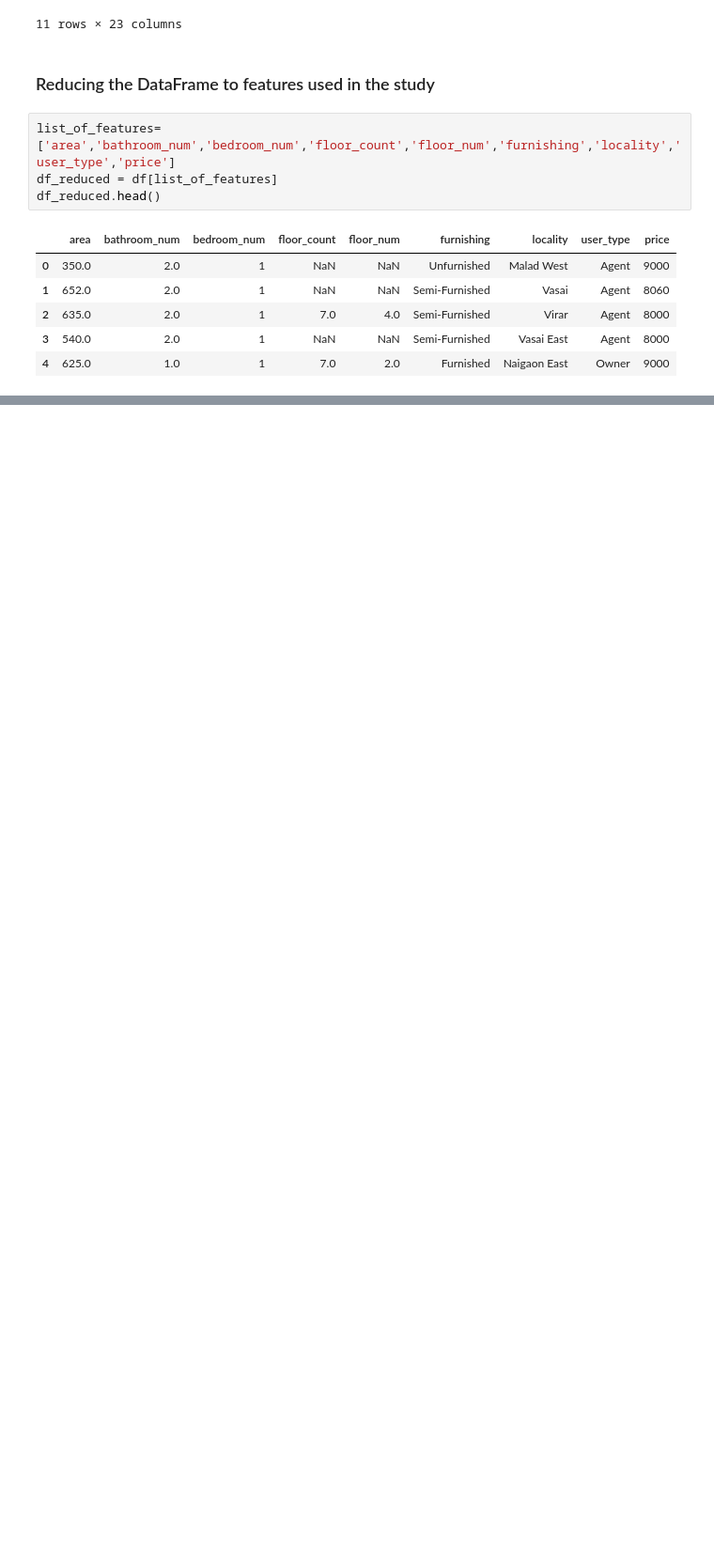
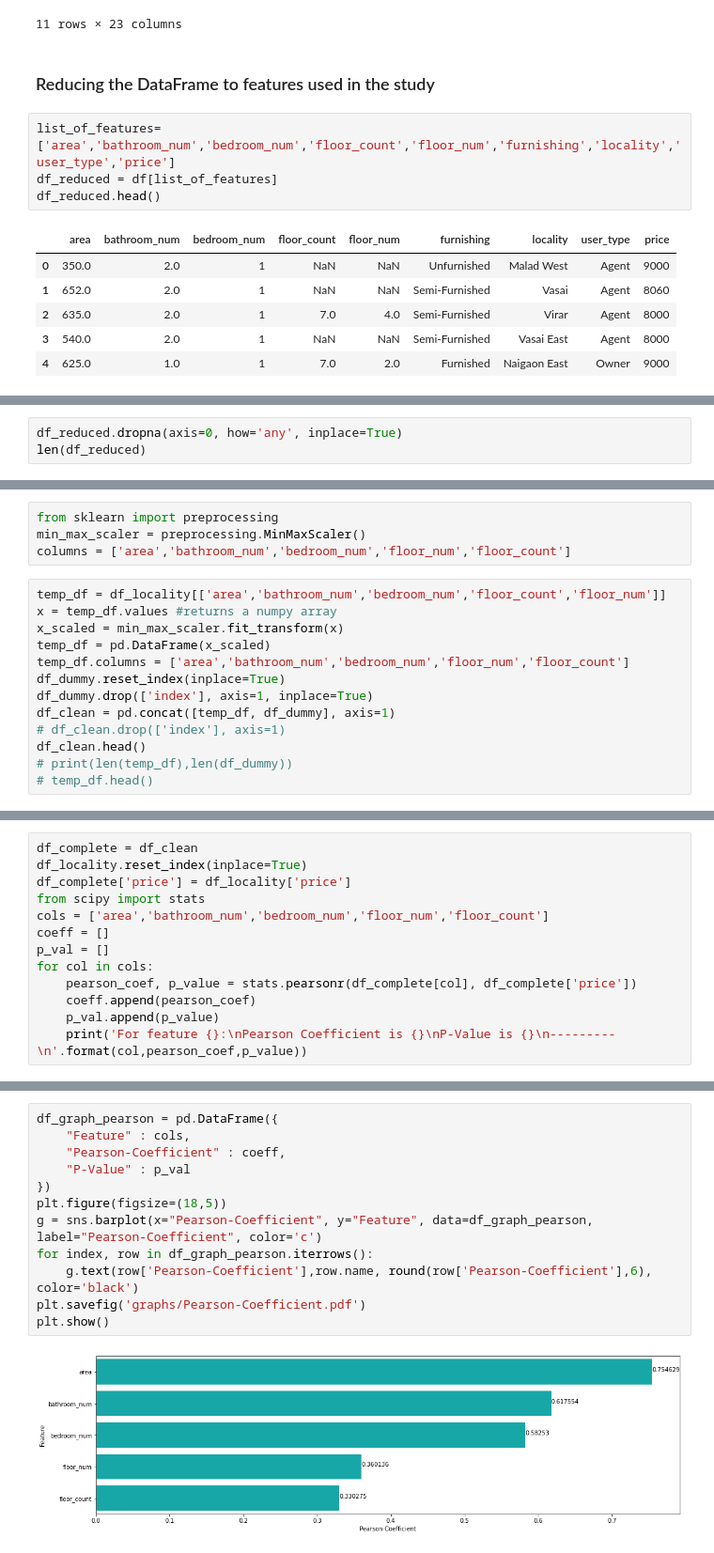
Before and after one commit to tanmaysawaji/Coursera_Capstone, a Jupyter notebook: capstone_project.ipynb, the cells around one changed output, grey strips where cells are left out. Shown at 94% size. Drawn from its saved outputs; the diff is of its cells as text; blank space fills up the shorter version.

```diff
--- a/capstone_project.ipynb
+++ b/capstone_project.ipynb
@@ -53,0 +65,3 @@ df_reduced.head()
+# %%
+df_reduced.dropna(axis=0, how='any', inplace=True)
+len(df_reduced)
@@ -53,0 +124,17 @@ df_reduced.head()
+# %%
+from sklearn import preprocessing
+min_max_scaler = preprocessing.MinMaxScaler()
+columns = ['area','bathroom_num','bedroom_num','floor_num','floor_count']
+# %%
+temp_df = df_locality[['area','bathroom_num','bedroom_num','floor_count','floor_num']]
+x = temp_df.values #returns a numpy array
+x_scaled = min_max_scaler.fit_transform(x)
+temp_df = pd.DataFrame(x_scaled)
+temp_df.columns = ['area','bathroom_num','bedroom_num','floor_num','floor_count']
+df_dummy.reset_index(inplace=True)
+df_dummy.drop(['index'], axis=1, inplace=True)
+df_clean = pd.concat([temp_df, df_dummy], axis=1)
+# df_clean.drop(['index'], axis=1)
+df_clean.head()
+# print(len(temp_df),len(df_dummy))
+# temp_df.head()
@@ -53,0 +151,13 @@ df_reduced.head()
+# %%
+df_complete = df_clean
+df_locality.reset_index(inplace=True)
+df_complete['price'] = df_locality['price']
+from scipy import stats
+cols = ['area','bathroom_num','bedroom_num','floor_num','floor_count']
+coeff = []
+p_val = []
+for col in cols:
+    pearson_coef, p_value = stats.pearsonr(df_complete[col], df_complete['price'])
+    coeff.append(pearson_coef)
+    p_val.append(p_value)
+    print('For feature {}:\nPearson Coefficient is {}\nP-Value is {}\n---------\n'.format(col,pearson_coef,p_value))
@@ -53,0 +184,14 @@ df_reduced.head()
+# %%
+df_graph_pearson = pd.DataFrame({
+    "Feature" : cols,
+    "Pearson-Coefficient" : coeff,
+    "P-Value" : p_val
+})
+plt.figure(figsize=(18,5))
+g = sns.barplot(x="Pearson-Coefficient", y="Feature", data=df_graph_pearson, label="Pearson-Coefficient", color='c')
+for index, row in df_graph_pearson.iterrows():
+    g.text(row['Pearson-Coefficient'],row.name, round(row['Pearson-Coefficient'],6), color='black')
+plt.savefig('graphs/Pearson-Coefficient.pdf')
+plt.show()
+# %% [output]
+[figure, added]
```
Also changed, not shown: parts of 31 cells of this notebook, 13 other files.
